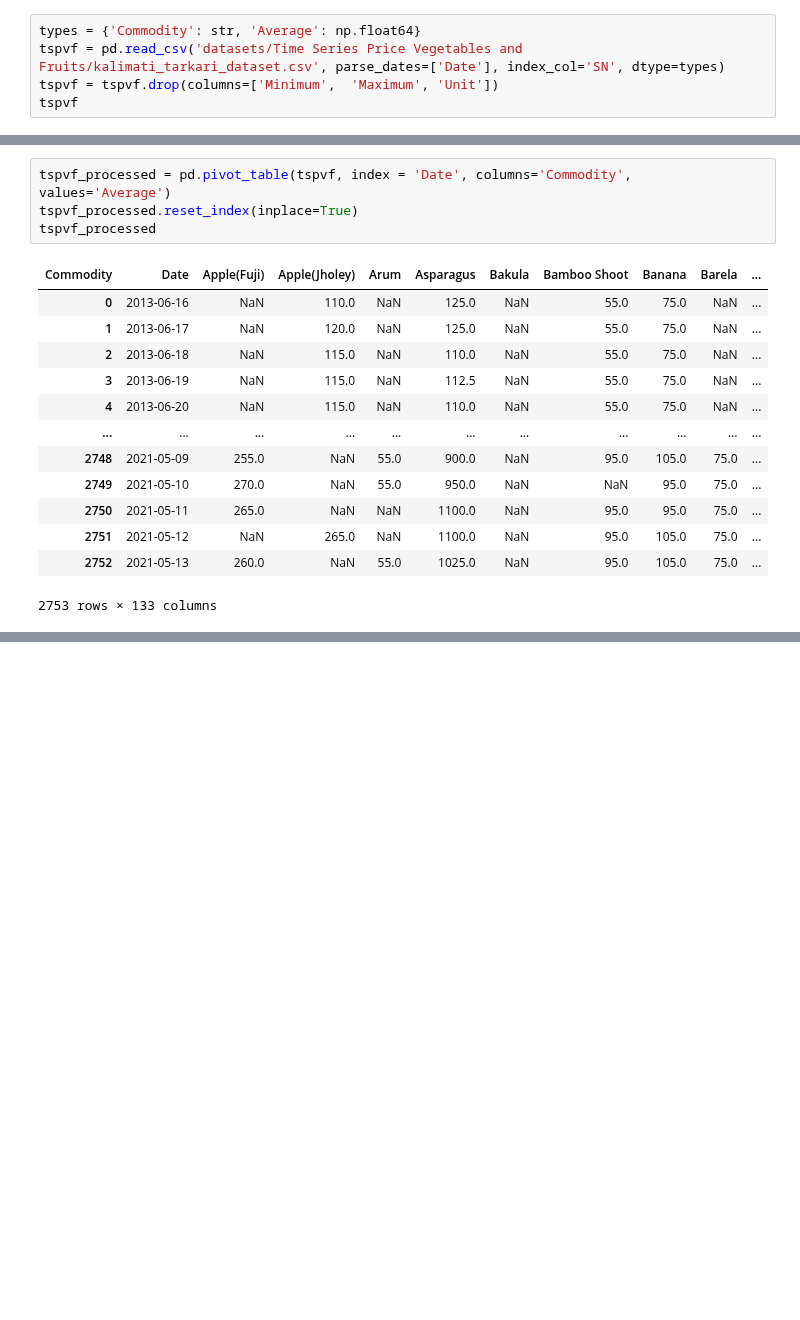
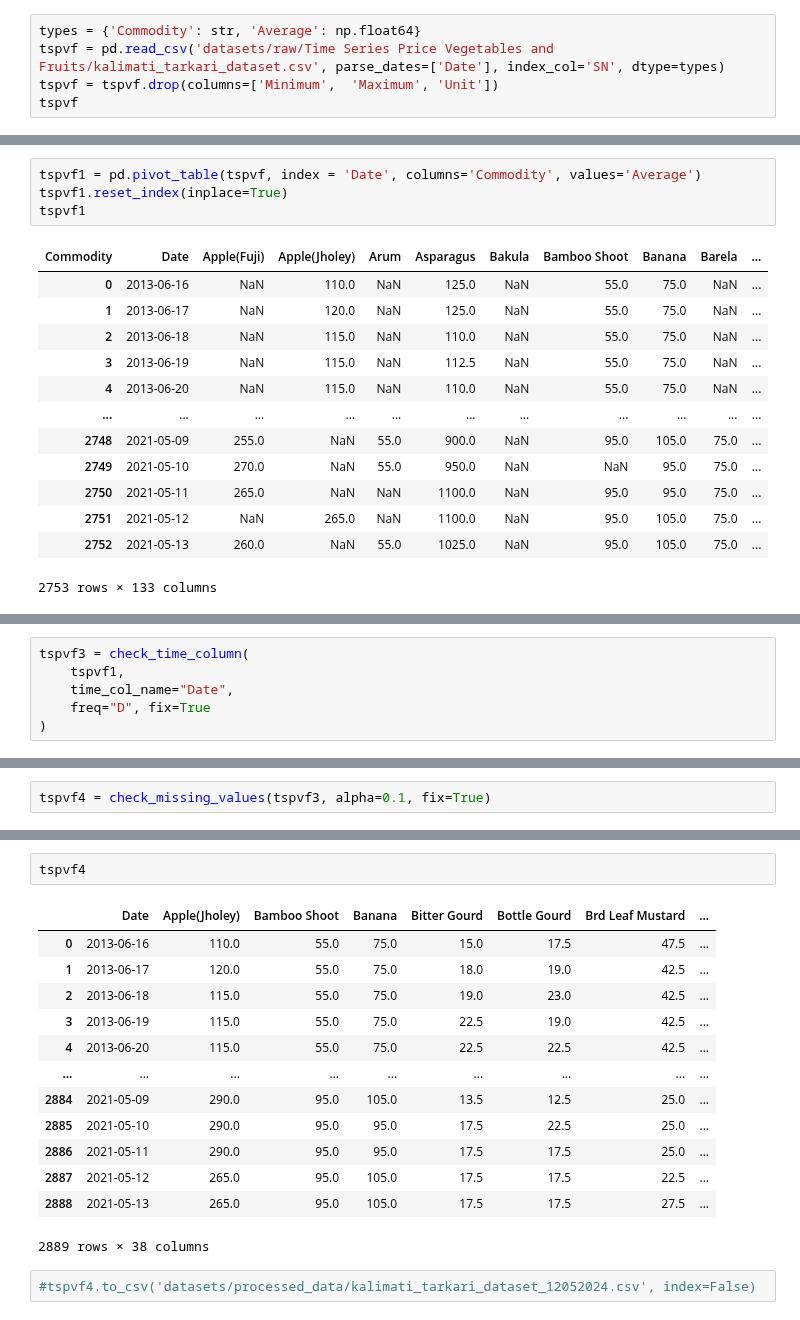
Before and after one commit to MiguelLoureiro98/timecave, a Jupyter notebook: experiments/data_preprocessing.ipynb, the cells around one changed output, grey strips where cells are left out. Saved outputs shown, nothing was run; the diff lists cells and outputs as text; blank space fills up the shorter version.

Commit message:
last checks on data

```diff
--- a/experiments/data_preprocessing.ipynb
+++ b/experiments/data_preprocessing.ipynb
@@ -86,7 +66,7 @@ dcts_processed
 # Time Series Price Vegetables and Fruits
 # %%
 types = {'Commodity': str, 'Average': np.float64}
-tspvf = pd.read_csv('datasets/Time Series Price Vegetables and Fruits/kalimati_tarkari_dataset.csv', parse_dates=['Date'], index_col='SN', dtype=types)
+tspvf = pd.read_csv('datasets/raw/Time Series Price Vegetables and Fruits/kalimati_tarkari_dataset.csv', parse_dates=['Date'], index_col='SN', dtype=types)
 tspvf = tspvf.drop(columns=['Minimum',	'Maximum', 'Unit'])
 tspvf
 # %% [output]
@@ -105,9 +85,9 @@ tspvf
 | 197160 | Fish Fresh(Mungari) | 2021-05-13 | 245.0 |
 197161 rows × 3 columns
 # %%
-tspvf_processed = pd.pivot_table(tspvf, index = 'Date', columns='Commodity', values='Average')
-tspvf_processed.reset_index(inplace=True)
-tspvf_processed
+tspvf1 = pd.pivot_table(tspvf, index = 'Date', columns='Commodity', values='Average')
+tspvf1.reset_index(inplace=True)
+tspvf1
 # %% [output]
 | Commodity | Date | Apple(Fuji) | Apple(Jholey) | Arum | Asparagus | Bakula | Bamboo Shoot | Banana | Barela | ... |
 | 0 | 2013-06-16 | NaN | 110.0 | NaN | 125.0 | NaN | 55.0 | 75.0 | NaN | ... |
@@ -178,0 +125,6 @@ ________________________________________________________________
+# %%
+tspvf3 = check_time_column(
+    tspvf1,
+    time_col_name="Date",
+    freq="D", fix=True
+)
@@ -178,0 +154,2 @@ ________________________________________________________________
+# %%
+tspvf4 = check_missing_values(tspvf3, alpha=0.1, fix=True)
@@ -178,0 +190,18 @@ ________________________________________________________________
+# %%
+tspvf4
+# %% [output]
+|  | Date | Apple(Jholey) | Bamboo Shoot | Banana | Bitter Gourd | Bottle Gourd | Brd Leaf Mustard | ... |
+| 0 | 2013-06-16 | 110.0 | 55.0 | 75.0 | 15.0 | 17.5 | 47.5 | ... |
+| 1 | 2013-06-17 | 120.0 | 55.0 | 75.0 | 18.0 | 19.0 | 42.5 | ... |
+| 2 | 2013-06-18 | 115.0 | 55.0 | 75.0 | 19.0 | 23.0 | 42.5 | ... |
+| 3 | 2013-06-19 | 115.0 | 55.0 | 75.0 | 22.5 | 19.0 | 42.5 | ... |
+| 4 | 2013-06-20 | 115.0 | 55.0 | 75.0 | 22.5 | 22.5 | 42.5 | ... |
+| ... | ... | ... | ... | ... | ... | ... | ... | ... |
+| 2884 | 2021-05-09 | 290.0 | 95.0 | 105.0 | 13.5 | 12.5 | 25.0 | ... |
+| 2885 | 2021-05-10 | 290.0 | 95.0 | 95.0 | 17.5 | 22.5 | 25.0 | ... |
+| 2886 | 2021-05-11 | 290.0 | 95.0 | 95.0 | 17.5 | 17.5 | 25.0 | ... |
+| 2887 | 2021-05-12 | 265.0 | 95.0 | 105.0 | 17.5 | 17.5 | 22.5 | ... |
+| 2888 | 2021-05-13 | 265.0 | 95.0 | 105.0 | 17.5 | 17.5 | 27.5 | ... |
+2889 rows × 38 columns
+# %%
+#tspvf4.to_csv('datasets/processed_data/kalimati_tarkari_dataset_12052024.csv', index=False)
```
Also changed, not shown: parts of 22 cells of this notebook, 8 other files.
